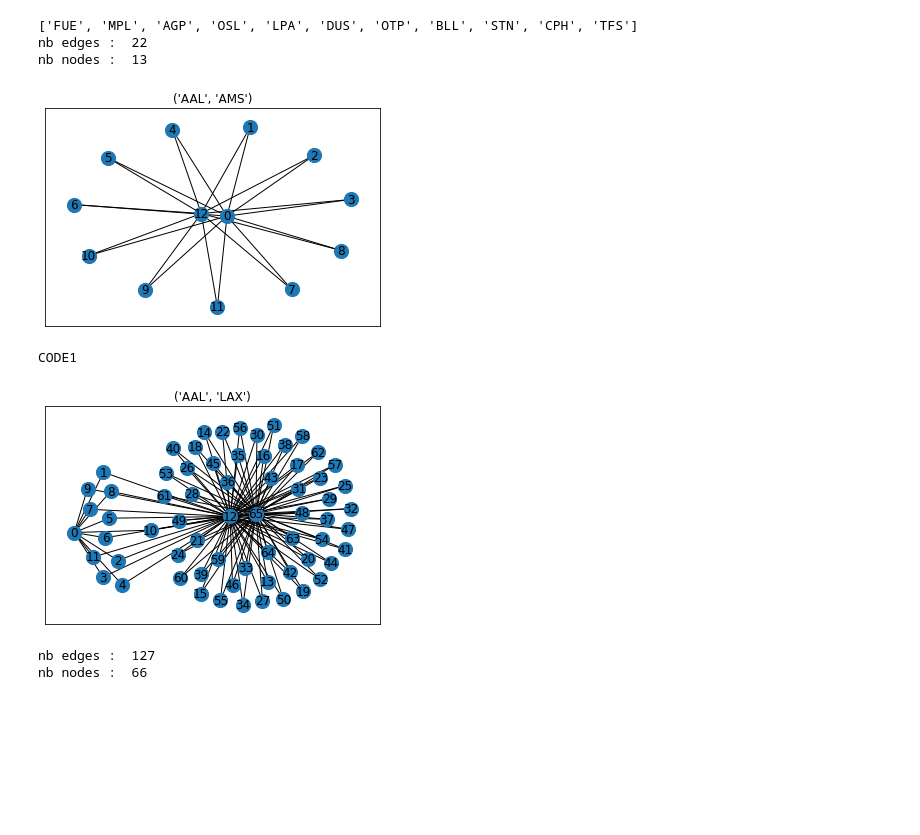
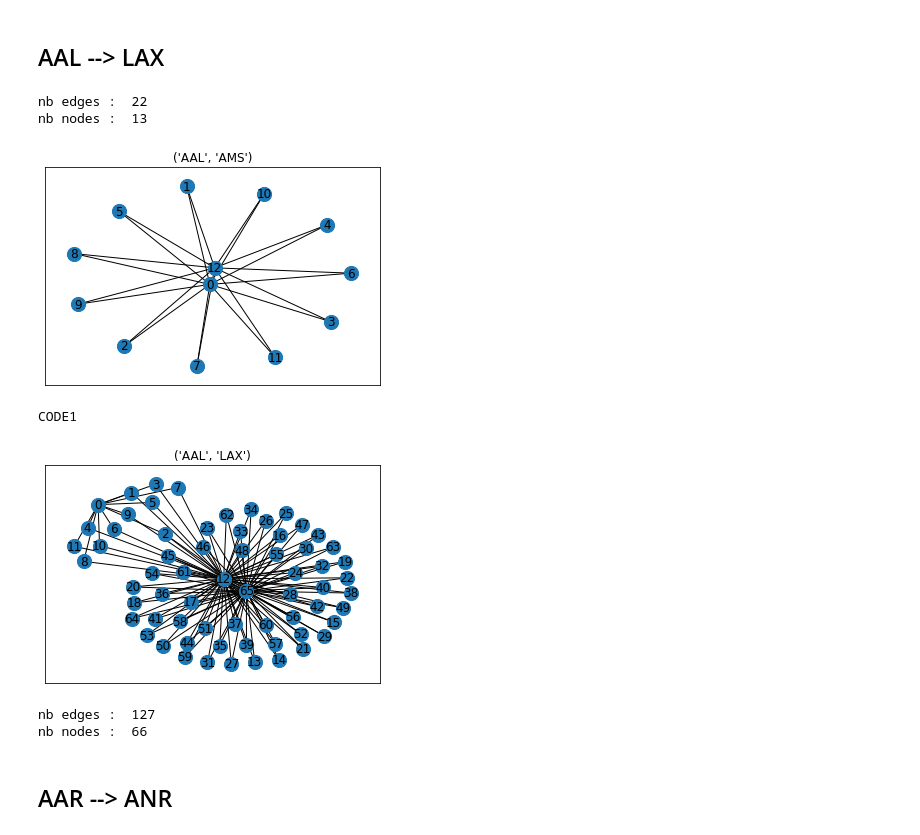
Before and after one commit to annevogel13/lifradaravion, a Jupyter notebook: NotebooksAnne/correspondance(1).ipynb, the cells around one changed output. Saved outputs shown, nothing was run; the diff lists cells and outputs as text; code cells hidden in the pictures; blank space fills up the shorter version.

```diff
--- a/NotebooksAnne/correspondance(1).ipynb
+++ b/NotebooksAnne/correspondance(1).ipynb
@@ -91,12 +52,0 @@ import matplotlib.pyplot as plt
-# %%
-G = nx.Graph()
-
-G.add_weighted_edges_from(e)
-#circular_layout , spring_layout
-pos = nx.spring_layout(G)
-nx.draw_networkx_nodes(G, pos, node_size = 500)
-nx.draw_networkx_edges(G,pos, edgelist= G.edges(), edge_color='black')
-nx.draw_networkx_labels(G, pos)
-nx.draw_networkx_edge_labels(G, pos)
-
-plt.show()
@@ -107,6 +55,11 @@ plt.show()
 # %%
+
 # besoin d'une grande list qui rappel tous chiffre avec les codes des airports
-def creation_edges(listConnections, graphe, listReference, code1, code2, returnListEdges):
+def creation_edges(listConnections : list[str], graphe, listReference : list, code1 : str, code2 : str, returnListEdges :list[tuple]):
+    '''
+        fonction qui crée à partir d'une liste d'aéroports un list des edges d'une graphe (avec le weight)
+
+    '''
     # dans le listReference les airport recois un index qui corresponds au identifiant de graphe
 
     # pour gerer les correspondances
@@ -136,8 +89,6 @@ def creation_edges(listConnections, graphe, listReference, code1, code2, returnL
 
     graphe.add_weighted_edges_from(listEdges)
     returnListEdges.extend(listEdges)
-
-    return listReference
 # %%
 def dessiner_graphe(nom_graphe, code1, code2):
 
@@ -155,7 +106,7 @@ def conversion(listOfEdgesWeighted, graphe):
     '''
         function qui convertie un list avec les edges d'uin graph avec leur "weight" et
         qui le convertie en une dict de graph qui peut être utilise par le algorithme de dijkstra
-        retour : le dict qui represente une graphe sous forme de { 0 : [(end, weight) , (end, weight)], 1 : [ ..] etc }
+        retour : le dict qui represente une graphe sous forme de { ind_start : [(end, weight) , (end, weight)], ind_start : [ ..] etc }
     '''
     # calculer le nombre de nodes
     nbNodes = graphe.number_of_nodes()
@@ -241,32 +154,36 @@ rList.sort(key= lambda a : a[0])
+# %% [markdown]
+## AAL --> LAX
 # %%
 # test 3
 graphe_test3 = nx.Graph()
 zie3 = [] # vais stoquer le list avec les tuples des edges
 list_test3 = []
 creation_edges(correspondance_1airport_int('AAL', 'AMS'), graphe_test3, list_test3, 'AAL', 'AMS', zie3)
-print(correspondance_1airport_int('AAL', 'AMS'))
 
 print("nb edges : ", graphe_test3.number_of_edges())
 print("nb nodes : ", graphe_test3.number_of_nodes())
 
 dessiner_graphe(graphe_test3,'AAL', 'AMS')
 # si on reutilise le list_test3 on peu aggrandir notre carte, et du coup ajoute des correspondances
 creation_edges(correspondance_1airport_int('AMS', 'LAX'), graphe_test3, list_test3, 'AMS', 'LAX', zie3)
 dessiner_graphe(graphe_test3,'AAL', 'LAX')
 
 print("nb edges : ", graphe_test3.number_of_edges())
 print("nb nodes : ", graphe_test3.number_of_nodes())
 
+cc3 = conversion(zie3, graphe_test3)
+
 # on peut recupere le nom d'une airport intermediare par appele pour utilise list_test3[nb_node]
 # %% [output]
-['FUE', 'MPL', 'AGP', 'OSL', 'LPA', 'DUS', 'OTP', 'BLL', 'STN', 'CPH', 'TFS']
 nb edges :  22
 nb nodes :  13
-[figure, old version]
+[figure, new version]
 CODE1
-[figure, old version]
+[figure, new version]
 nb edges :  127
 nb nodes :  66
+# %% [markdown]
+## AAR --> ANR
 # %%
 
 #test4
```
Also changed, not shown: parts of 19 cells of this notebook.
